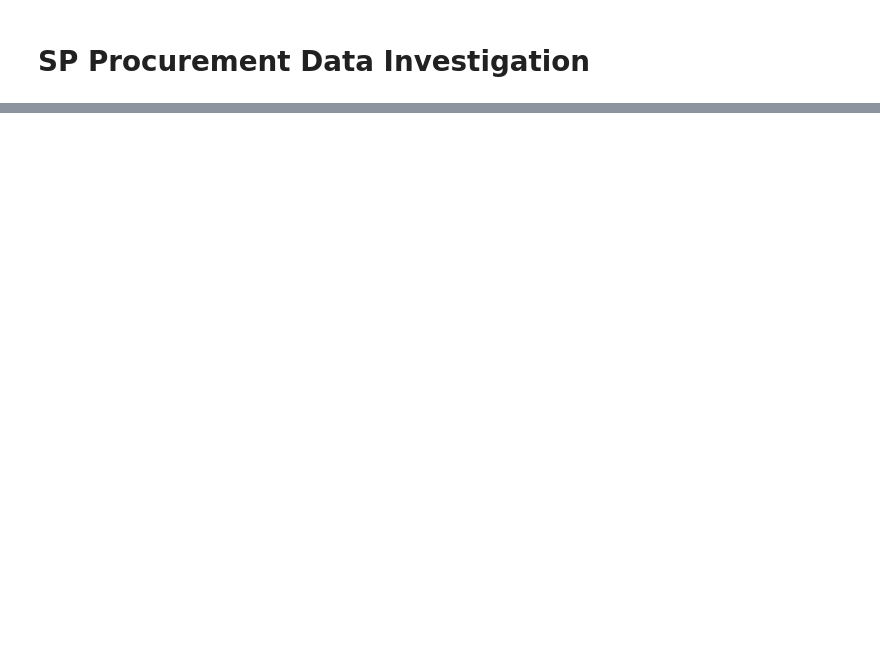
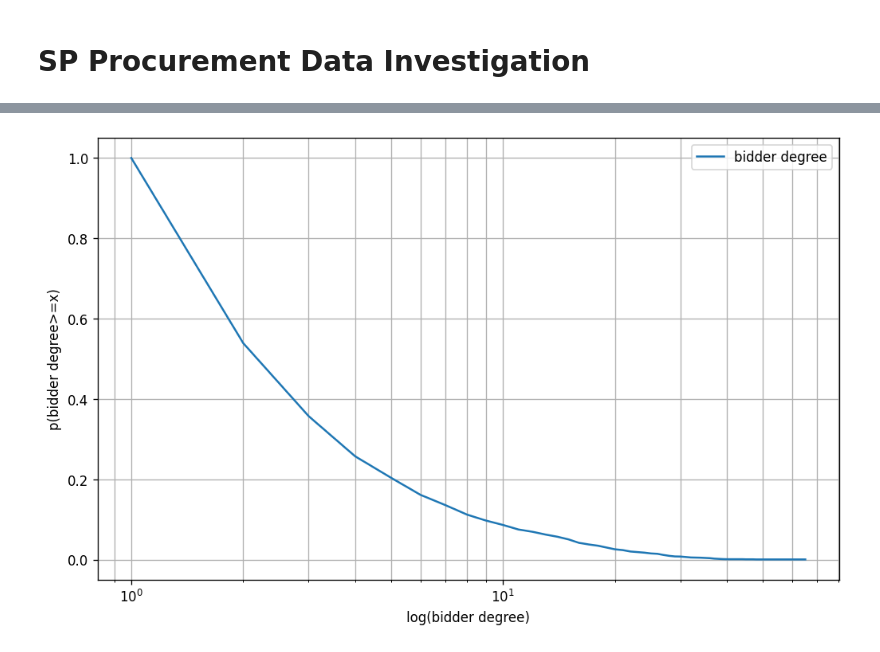
Before and after one commit to ArtVande1ay/sao-paulo-procurement-networks, a Jupyter notebook: bids_eda.ipynb, the cells around one changed output, grey strips where cells are left out. Saved outputs shown, nothing was run; the diff lists cells and outputs as text; code cells hidden in the pictures; blank space fills up the shorter version.

```diff
--- a/bids_eda.ipynb
+++ b/bids_eda.ipynb
@@ -336,0 +98,16 @@ Name: count, dtype: float64
+# %%
+# what is the degree distribution graph of the bidders? ('supplier_name')
+# x-axis = degree of node (log scale)
+# y-axis = number of nodes with that degree or higher
+
+bidder_degrees = df.groupby("supplier_name")["uge"].nunique().value_counts()
+
+plot_value_distribution(
+    bidder_degrees,
+    x_log_scale=True,
+    y_log_scale=False,
+    label="bidder degree",
+    fit_curve=False,
+)
+# %% [output]
+[figure, added]
```
Also changed, not shown: parts of 43 cells of this notebook, 1 other file.
